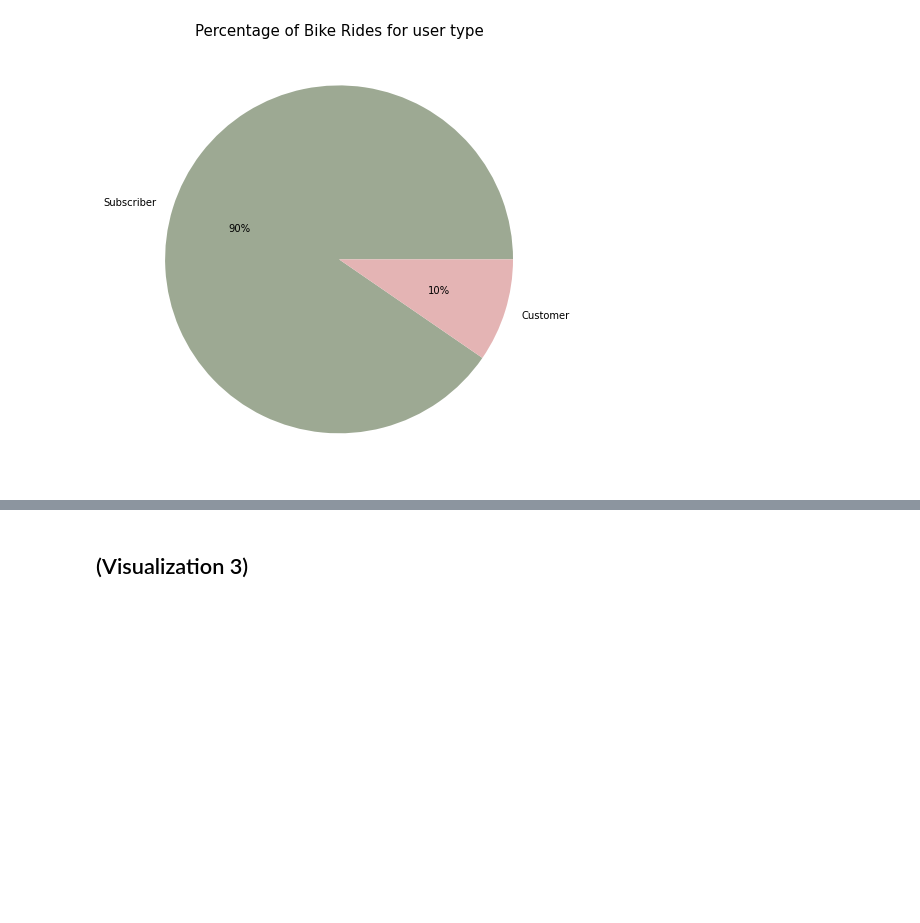
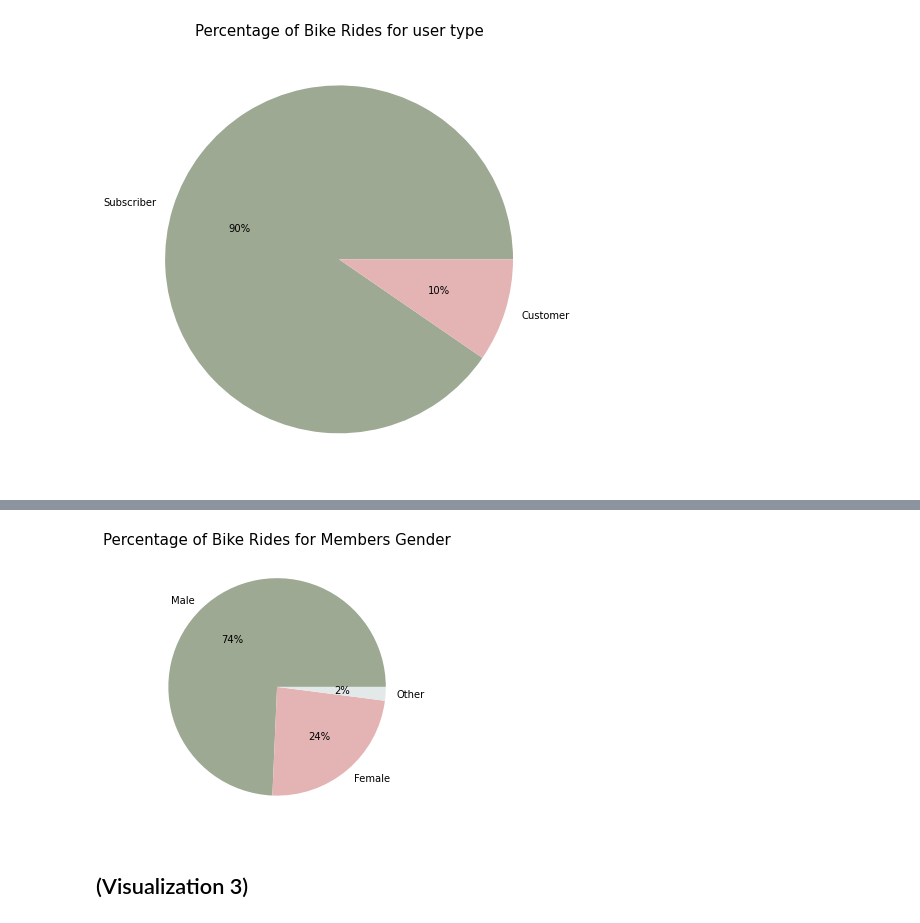
Before and after one commit to hagerElsehaimy/communicate-data-findings-FordGoBike, a Jupyter notebook: slide_deck_template.ipynb, the cells around one changed output, grey strips where cells are left out. Cells and saved outputs as stored; diff of their text form; code cells hidden in the pictures; blank space fills up the shorter version.

Commit message:
visualize second insight

```diff
--- a/slide_deck_template.ipynb
+++ b/slide_deck_template.ipynb
@@ -49,3 +49,12 @@ but feel free to add more if you'd like!
+# %%
+colors = ["#9DA993", "#E4B4B4", "#E3E8E9"]
+plt.figure(figsize=(5,5))
+plt.pie(new_df.member_gender.value_counts(), labels=new_df.member_gender.value_counts().keys(), colors=colors,autopct='%1.0f%%')
+plt.title("Percentage of Bike Rides for Members Gender", fontsize=15)
+
+plt.show()
+# %% [output]
+[figure, added]
 # %% [markdown]
 ## (Visualization 3)
 # %% [markdown]
```
Also changed, not shown: parts of 2 cells of this notebook.
